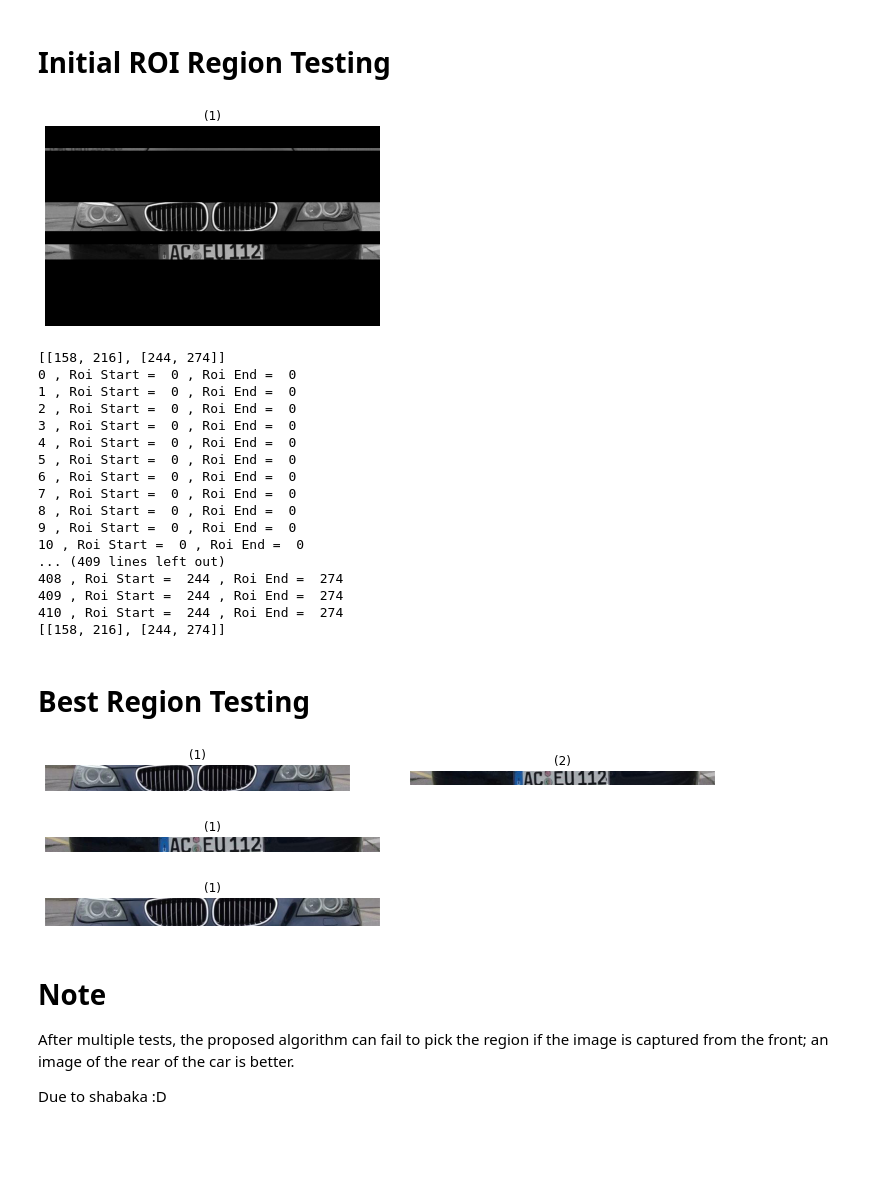
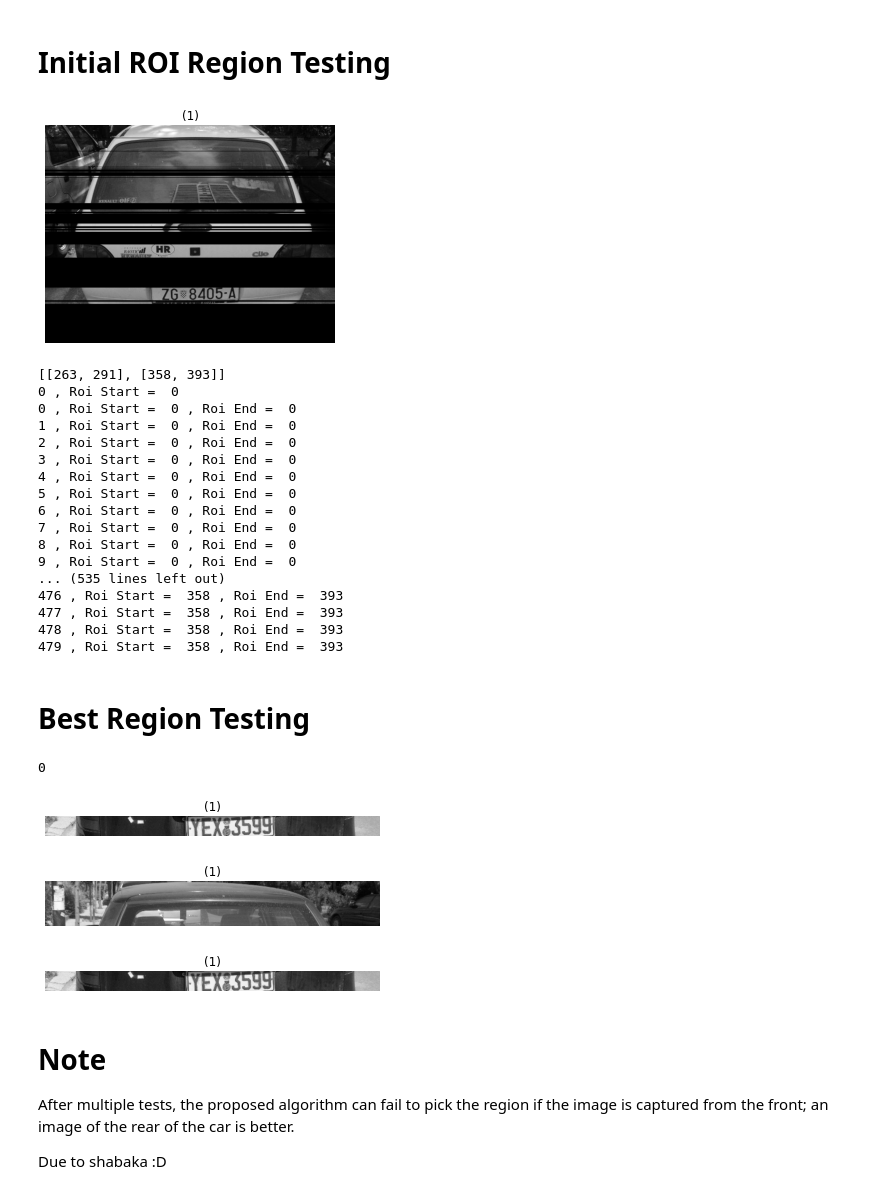
Before and after one commit to ellethykhaled/License-Plate-Recognition, a Jupyter notebook: testingFile.ipynb, the cells around one changed output. Drawn from its saved outputs; the diff is of its cells as text; code cells hidden in the pictures; blank space fills up the shorter version.

```diff
--- a/testingFile.ipynb
+++ b/testingFile.ipynb
@@ -12,7 +12,7 @@ import pytesseract
 # %% [markdown]
 # Preprocessing Testing
 # %%
-img = io.imread("images/sample4.jpg")
+img = io.imread("images/sample2.jpg")
 grayImage = Preprocessing.grayScale(img)
 noiseFreeImage = Preprocessing.removeNoise(grayImage)
 equalizedImage = Preprocessing.equilizeHistogram(noiseFreeImage)
@@ -88,11 +92,11 @@ for i in range(len(roiSum)):
             roiRegions.append([roiStart, roiEnd])
             print(roiRegions)
     print(i, ", Roi Start = ", roiStart, ", Roi End = ", roiEnd)
-
-print(roiRegions)
+# show_images([roiRegions])
 # %% [output]
-[figure, old version]
+[figure, new version]
-[[158, 216], [244, 274]]
+[[263, 291], [358, 393]]
+0 , Roi Start =  0
 0 , Roi Start =  0 , Roi End =  0
 1 , Roi Start =  0 , Roi End =  0
 2 , Roi Start =  0 , Roi End =  0
@@ -103,49 +107,63 @@ print(roiRegions)
 7 , Roi Start =  0 , Roi End =  0
 8 , Roi Start =  0 , Roi End =  0
 9 , Roi Start =  0 , Roi End =  0
-10 , Roi Start =  0 , Roi End =  0
-... (409 lines left out)
-408 , Roi Start =  244 , Roi End =  274
-409 , Roi Start =  244 , Roi End =  274
-410 , Roi Start =  244 , Roi End =  274
-[[158, 216], [244, 274]]
+... (535 lines left out)
+476 , Roi Start =  358 , Roi End =  393
+477 , Roi Start =  358 , Roi End =  393
+478 , Roi Start =  358 , Roi End =  393
+479 , Roi Start =  358 , Roi End =  393
 # %% [markdown]
 # Best Region Testing
 # %%
 extractedRegionImages = []
 for i in range(len(roiRegions)):
     # Get the ROI as a 2D colored image (with 3 channels)
     regionImage = img[roiRegions[i][0] : roiRegions[i][1], :]
     gray = np.float32(regionImage)
     extractedRegionImages.append(regionImage)
 
-show_images(extractedRegionImages)
+# show_images(extractedRegionImages)
 bestRegion = 0
 bestWeight = 0
 for i in range(len(roiRegions)):
     regionImage = weightedEdges[roiRegions[i][0] : roiRegions[i][1], :]
     regionWeight = 0
     for k in range(regionImage.shape[0] - 1, -1, -1):
         prevEdge = 0
         for j in range(20, regionImage.shape[1] - 20):
             if regionImage[k][j] != 0:
                 if prevEdge == 0:
                     regionWeight += 1
                 else:
                     dist = np.abs(prevEdge - j)
                     regionWeight += 1 / np.exp(dist)
                     # print(dist, regionWeight)
                 prevEdge = j
 
     if bestWeight < regionWeight:
         bestWeight = regionWeight
         bestRegion = i
-show_images([img[roiRegions[1][0] : roiRegions[1][1], :]])
-show_images([img[roiRegions[bestRegion][0] : roiRegions[bestRegion][1], :]])
+print(bestRegion)
+# show_images([img[roiRegions[2][0] : roiRegions[2][1], :]])
+# show_images([img[roiRegions[bestRegion][0] : roiRegions[bestRegion][1], :]])
+
+img = io.imread("images/sample13.jpg")
+preprossedImage, grayImage = Preprocessing.preprocessPhoto(img)
+verticalEdges = LicenceDetection.detectVerticalEdges(preprossedImage)
+weightedEdges = LicenceDetection.getWeightedEdges(verticalEdges)
+initialRoiRegion = LicenceDetection.initialRoiRegion(weightedEdges, preprossedImage)
+bestRoi = LicenceDetection.getBestRegion(initialRoiRegion, weightedEdges, preprossedImage)
+
+# show_images([img, preprossedImage, grayImage])
+bestRegionImage = grayImage[bestRoi[0] : bestRoi[1]]
+show_images([bestRegionImage])
+for roiRange in initialRoiRegion:
+    show_images([grayImage[roiRange[0] : roiRange[1]]])
 # %% [output]
+0
-[figure, old version]
+[figure, new version]
-[figure, old version]
+[figure, new version]
-[figure, old version]
+[figure, new version]
 # %% [markdown]
 # Note
 After multiple tests, the proposed algorithm can fail to pick the region if the image is captured from the front; an image of the rear of the car is better.
```
Also changed, not shown: parts of 6 cells of this notebook, 3 other files.
